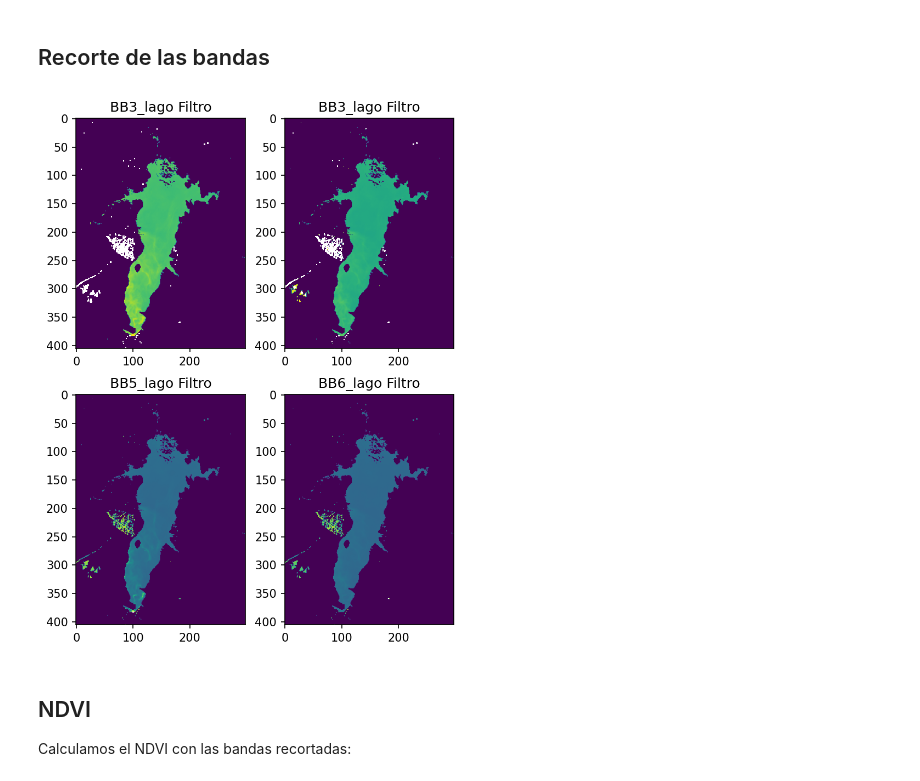
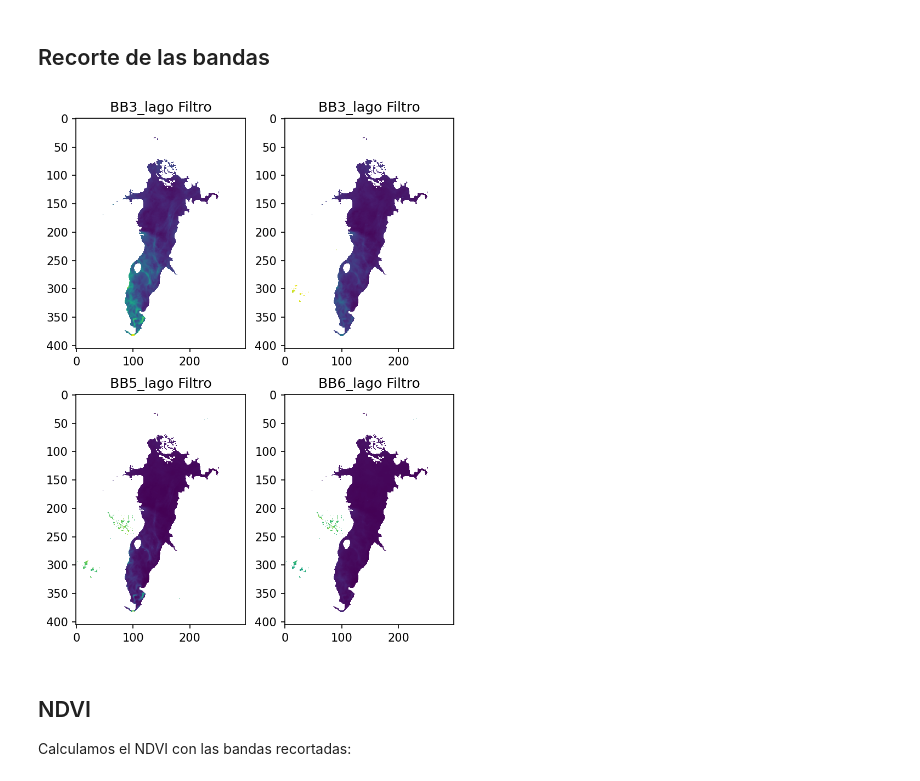
Before and after one commit to Mnzeballos/Trabajo_final_Tec-Int, a Jupyter notebook: Notas y código.ipynb, the cells around one changed output. Saved outputs shown, nothing was run; the diff lists cells and outputs as text; code cells hidden in the pictures.

```diff
--- a/Notas y código.ipynb
+++ b/Notas y código.ipynb
@@ -334,29 +334,29 @@ plt.show()
 ## Recorte de las bandas
 # %%
 BB3_lago = np.copy(BB3)
-BB3_lago[mascara] = 0
+BB3_lago[mascara] = np.nan
 BB4_lago = np.copy(BB4)
-BB4_lago[mascara] = 0
+BB4_lago[mascara] = np.nan
 BB5_lago = np.copy(BB5)
-BB5_lago[mascara] = 0
+BB5_lago[mascara] = np.nan
 BB6_lago = np.copy(BB6)
-BB6_lago[mascara] = 0
+BB6_lago[mascara] = np.nan
 plt.figure(figsize=(6, 8), dpi= 150, facecolor='w', edgecolor='k')
 plt.subplot(2,2,1)
 plt.imshow(BB3_lago)
 plt.title('BB3_lago Filtro')
 plt.subplot(2,2,2)
 plt.imshow(BB4_lago)
 plt.title('BB3_lago Filtro')
 plt.subplot(2,2,3)
 plt.imshow(BB5_lago)
 plt.title('BB5_lago Filtro')
 plt.subplot(2,2,4)
 plt.imshow(BB6_lago)
 plt.title('BB6_lago Filtro')
 plt.show()
 # %% [output]
-[figure, old version]
+[figure, new version]
 # %% [markdown]
 ## NDVI
 Calculamos el NDVI con las bandas recortadas:
```
Also changed, not shown: parts of 1 cell of this notebook.
